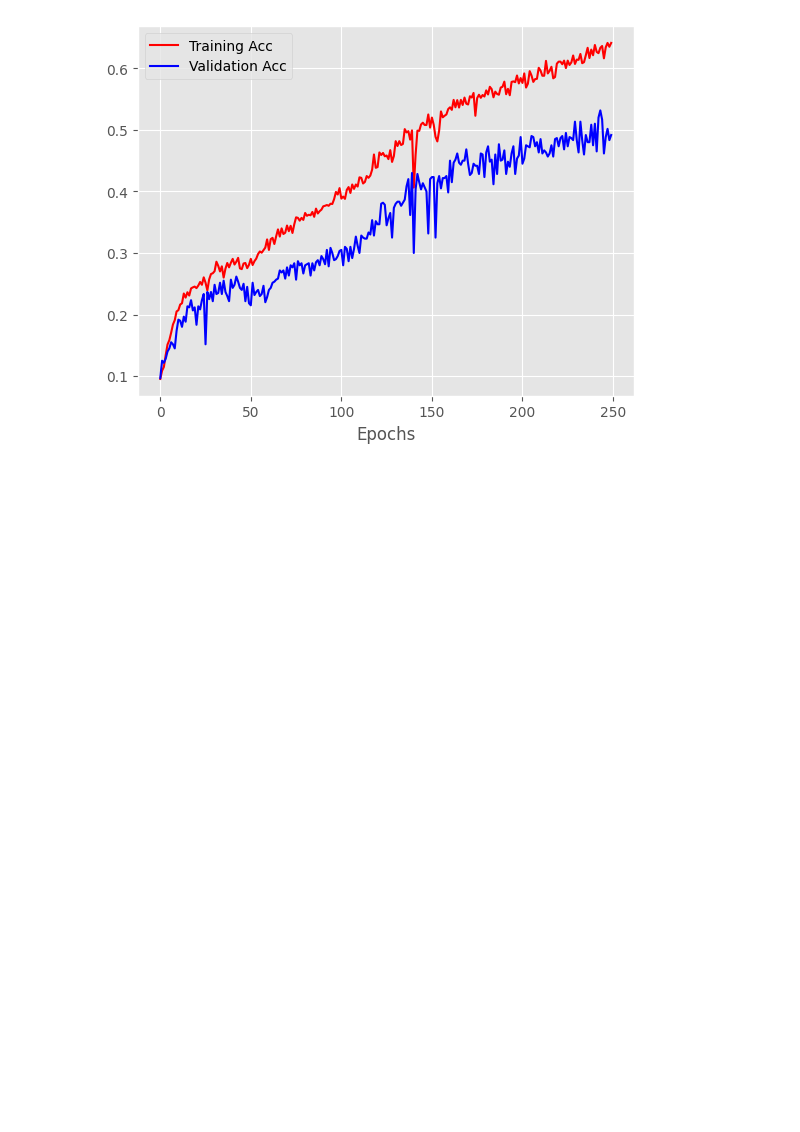
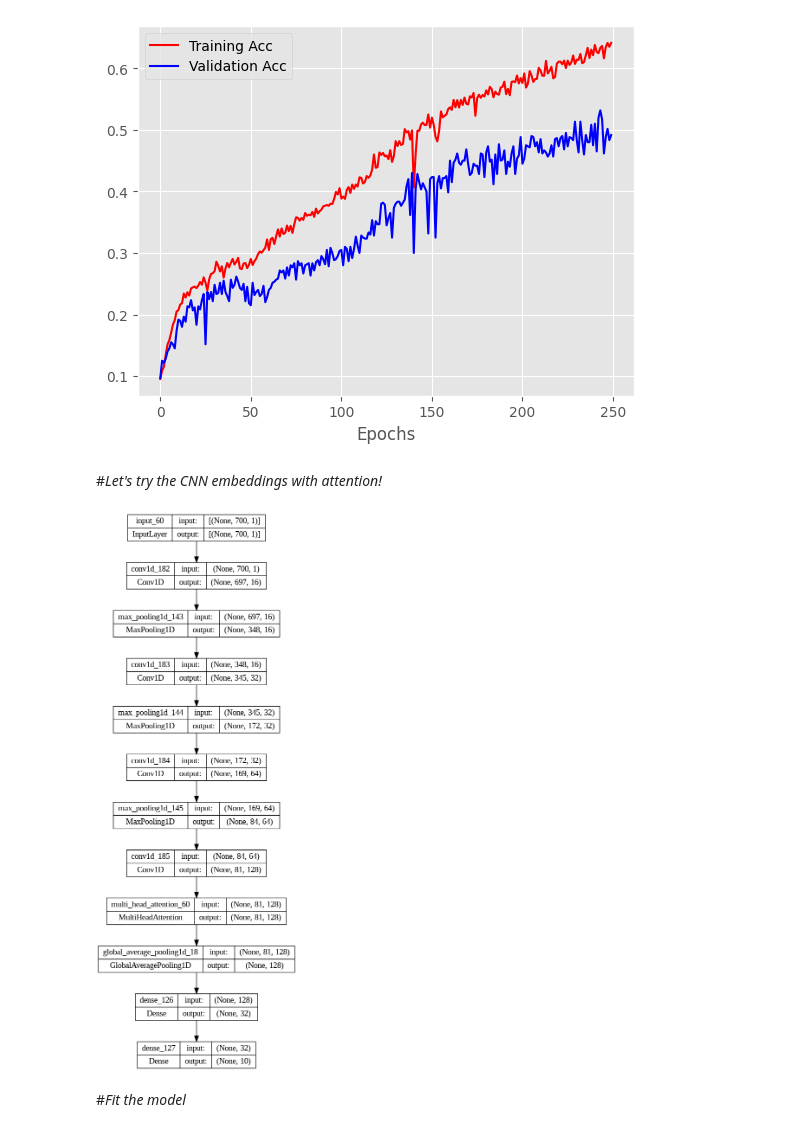
Before and after one commit to gburtch/BA865-2023, a Jupyter notebook: Lecture Materials/E/7.6 - RNN for Audio.ipynb, the cells around one changed output. Cells and saved outputs as stored; diff of their text form; code cells hidden in the pictures; blank space fills up the shorter version.

```diff
--- a/Lecture Materials/E/7.6 - RNN for Audio.ipynb
+++ b/Lecture Materials/E/7.6 - RNN for Audio.ipynb
@@ -371,3 +371,34 @@ plt.legend(['Training Acc','Validation Acc'])
 plt.show()
 # %% [output]
 [figure]
+# %% [markdown]
+#*Let's try the CNN embeddings with attention!*
+# %%
+from tensorflow import keras
+from keras import layers
+
+inputs = keras.Input(shape=(padded_sequences.shape[1], 1))
+x = layers.Conv1D(16, 4, activation="relu")(inputs) # 1D Convolution with 16 channels / filters, and a window length of 4 (kernel size). Stride here is 1, no padding.
+x = layers.MaxPooling1D(2)(x) # Then we apply max pooling, with window of 2 (and stride of 2)
+x = layers.Conv1D(32, 4, activation="relu")(x) # Then 32 filters, window of 4.
+x = layers.MaxPooling1D(2)(x) # Pool by blocks of two values in each sequence (again, means we attempt to divide sequence length in half)
+x = layers.Conv1D(64, 4, activation="relu")(x) # 64 filters, with sequence length of 4.
+x = layers.MaxPooling1D(2)(x) # Pool by blocks of two values in each sequence (again, means we attempt to divide sequence length in half)
+x = layers.Conv1D(128, 4, activation="relu")(x) # 128 filters, with sequence length of 4.
+
+# Putting a multi-head attention layer in the middle to make sense of the feature maps.
+attention_output = layers.MultiHeadAttention(num_heads=2, key_dim=8)(x, x) # we define the layer and mention that the keys are 8-dimensional embeddings.
+
+x = layers.GlobalAveragePooling1D()(attention_output)
+
+#x = layers.Dense(256,activation="relu")(x)
+x = layers.Dense(32,activation="relu")(x)
+outputs = layers.Dense(10,activation="softmax")(x) # Linear activation output.
+model = keras.Model(inputs, outputs)
+
+model.compile(optimizer="adam", loss="sparse_categorical_crossentropy", metrics=["sparse_categorical_accuracy"])
+keras.utils.plot_model(model,show_shapes=True)
+# %% [output]
+[figure, added]
+# %% [markdown]
+#*Fit the model*
```
Also changed, not shown: parts of 11 cells of this notebook, 4 other files.
